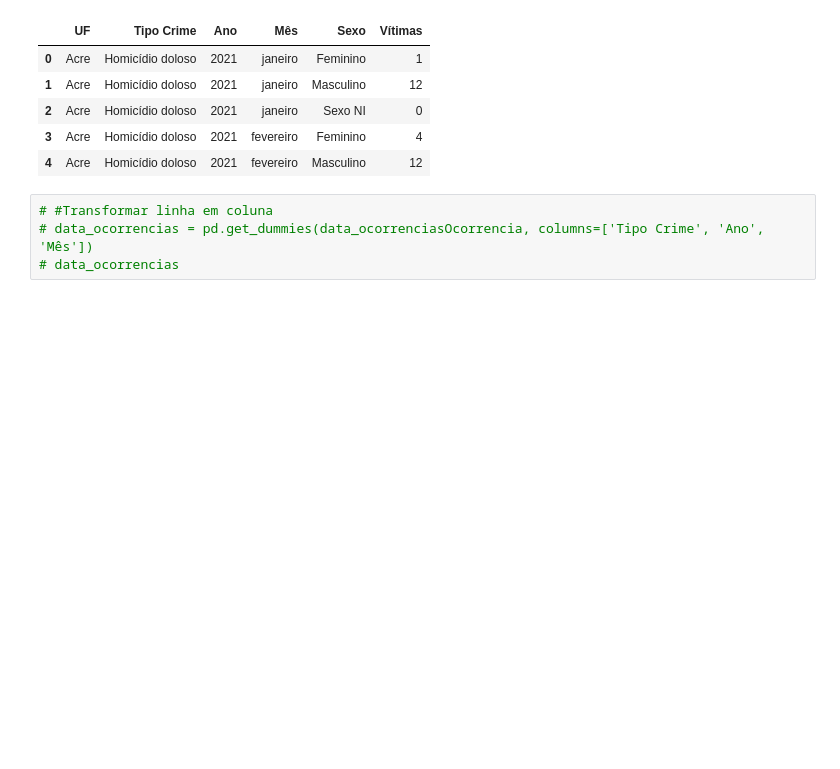
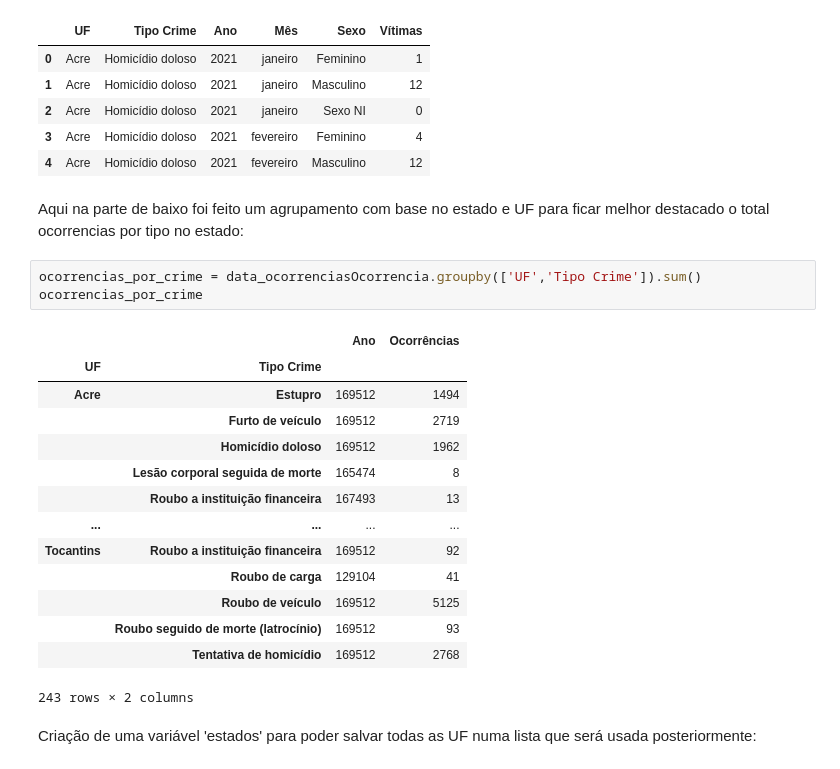
Before and after one commit to FranciscoJSSantos/Analise_dos_dados_criminais_brasil, a Jupyter notebook: Analise_dos_dados_criminais_brasil.ipynb, the cells around one changed output. Saved outputs shown, nothing was run; the diff lists cells and outputs as text; blank space fills up the shorter version.

```diff
--- a/Analise_dos_dados_criminais_brasil.ipynb
+++ b/Analise_dos_dados_criminais_brasil.ipynb
@@ -45,7 +47,25 @@ data_ocorrenciasVitima.head(5)
 | 2 | Acre | Homicídio doloso | 2021 | janeiro | Sexo NI | 0 |
 | 3 | Acre | Homicídio doloso | 2021 | fevereiro | Feminino | 4 |
 | 4 | Acre | Homicídio doloso | 2021 | fevereiro | Masculino | 12 |
-# %%
-# #Transformar linha em coluna
-# data_ocorrencias = pd.get_dummies(data_ocorrenciasOcorrencia, columns=['Tipo Crime', 'Ano', 'Mês'])
-# data_ocorrencias
+# %% [markdown]
+Aqui na parte de baixo foi feito um agrupamento com base no estado e UF para ficar melhor destacado o total ocorrencias por tipo no estado:
+# %%
+ocorrencias_por_crime = data_ocorrenciasOcorrencia.groupby(['UF','Tipo Crime']).sum()
+ocorrencias_por_crime
+# %% [output]
+|  |  | Ano | Ocorrências |
+| UF | Tipo Crime |  |  |
+| Acre | Estupro | 169512 | 1494 |
+|  | Furto de veículo | 169512 | 2719 |
+|  | Homicídio doloso | 169512 | 1962 |
+|  | Lesão corporal seguida de morte | 165474 | 8 |
+|  | Roubo a instituição financeira | 167493 | 13 |
+| ... | ... | ... | ... |
+| Tocantins | Roubo a instituição financeira | 169512 | 92 |
+|  | Roubo de carga | 129104 | 41 |
+|  | Roubo de veículo | 169512 | 5125 |
+|  | Roubo seguido de morte (latrocínio) | 169512 | 93 |
+|  | Tentativa de homicídio | 169512 | 2768 |
+243 rows × 2 columns
+# %% [markdown]
+Criação de uma variável 'estados' para poder salvar todas as UF numa lista que será usada posteriormente:
```
Also changed, not shown: parts of 27 cells of this notebook.
